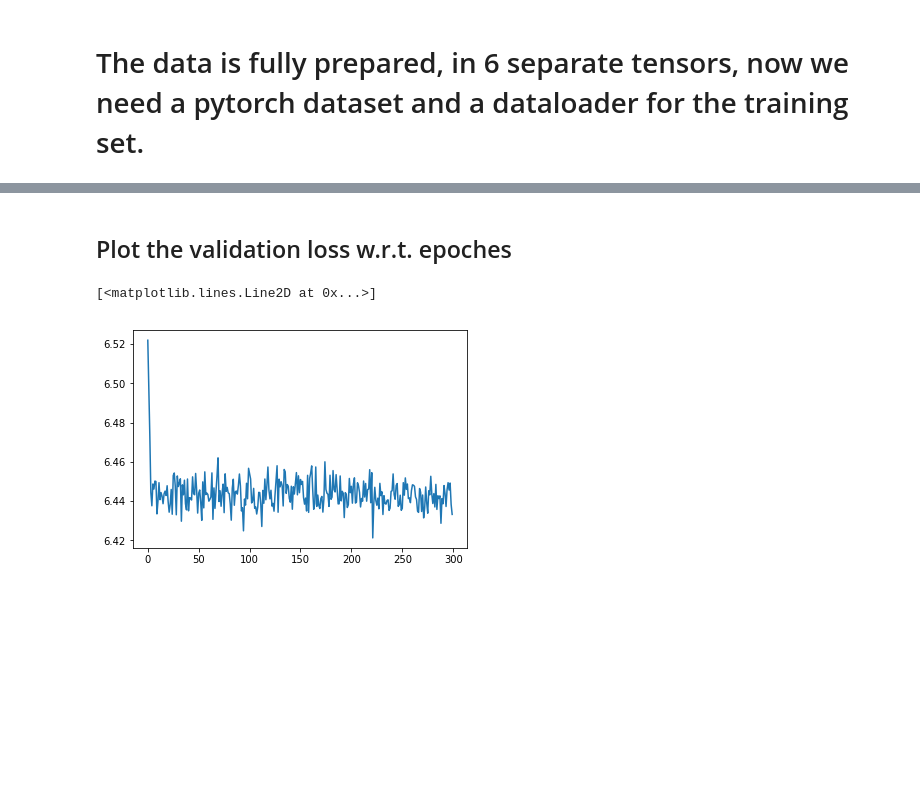
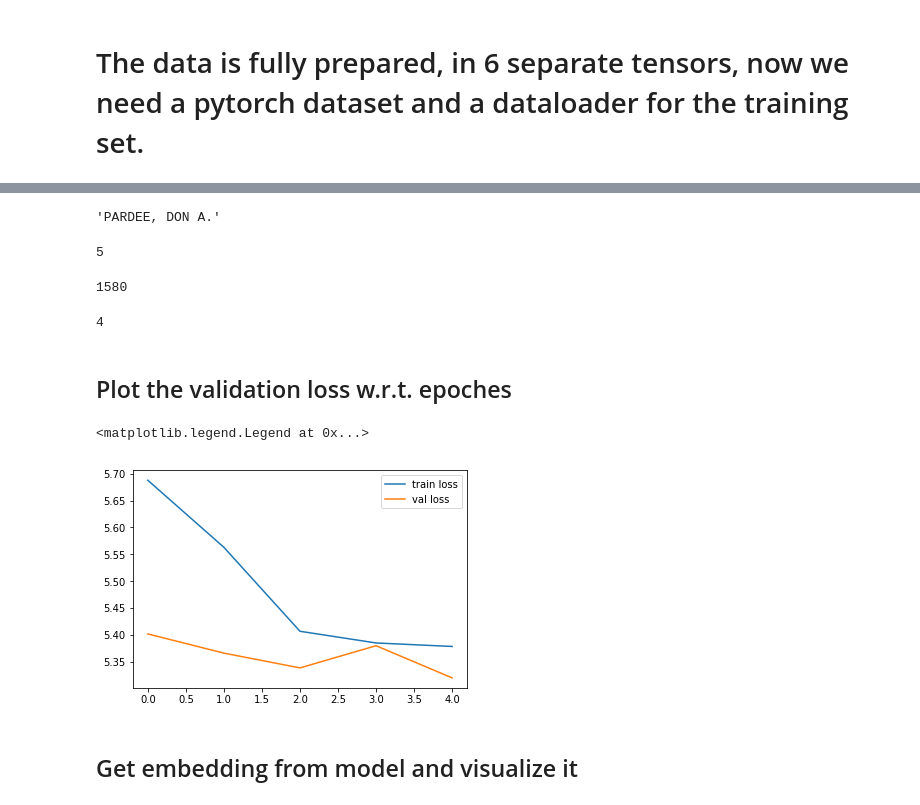
Before and after one commit to watchernyu/judge_embedding, a Jupyter notebook: judge_embedding_prototype.ipynb, the cells around one changed output, grey strips where cells are left out. Saved outputs shown, nothing was run; the diff lists cells and outputs as text; code cells hidden in the pictures; blank space fills up the shorter version.

Commit message:
first py training script and first visualization

```diff
--- a/judge_embedding_prototype.ipynb
+++ b/judge_embedding_prototype.ipynb
@@ -541,17 +541,27 @@ class Judge_emb_model(nn.Module):
         self.dropout1 = nn.Dropout(p=0.5)
         self.linear2 = nn.Linear(hidden_layer_dim,hidden_layer_dim) # H x H
         self.dropout2 = nn.Dropout(p=0.5)
+        self.linear3 = nn.Linear(hidden_layer_dim,embedding_dim)
+        self.dropout3 = nn.Dropout(p=0.5)
 
-        self.judge_embedding = nn.Linear(hidden_layer_dim,num_judges) # H x J
+        self.judge_embedding = nn.Linear(embedding_dim,num_judges) # H x J
         # the output is m x J
+
+        self.init_weights()
 
     def forward(self, X):
         out = F.relu(self.linear1(X))
         out = self.dropout1(out)
         out = F.relu(self.linear2(out))
         out = self.dropout2(out)
+        out = F.relu(self.linear3(out))
         out = self.judge_embedding(out)
 
         # now we have m x J matrix, for m data points, we can do log softmax
         log_prob = F.log_softmax(out,dim=1)
         return log_prob # for each opinion data, this is probability of which judge writes this opinion
+
+    def init_weights(self):
+        linear_layers = [self.linear1,self.linear2,self.linear3,self.judge_embedding]
+        for layer in linear_layers:
+            layer.weight.data.normal_(0.0,0.1)
@@ -560,11 +568,29 @@ model = Judge_emb_model(300,128,300,number_judges)
+# %%
+
+INPUT_DIM = 300
+HIDDEN_DIM = 500
+EMBED_DIM = 500
+
+model = Judge_emb_model(input_dim=INPUT_DIM,hidden_layer_dim=HIDDEN_DIM,embedding_dim=EMBED_DIM,num_judges=number_judges)
 # %%
 criterion = nn.CrossEntropyLoss()
-optimizer = optim.RMSprop(model.parameters(), lr=0.01, momentum=0.9)
+optimizer = optim.Adam(model.parameters(),lr=0.01)
 # %%
-N_EPOCH = 300
+N_EPOCH = 20
 TRAIN_SIZE = train_dataset.data_tensor.shape[0]
-print(TRAIN_SIZE)
+print("Training data size",TRAIN_SIZE)
+train_losses = []
 val_losses = []
+
+
+X_val_var = Variable(X_val)
+y_val_var = Variable(y_val)
+model.eval()
+y_pred_val = model.forward(X_val_var)
+val_loss = criterion(y_pred_val,y_val_var)
+print("initial val loss",val_loss.data[0])
+startTime = time.time()
+
 for i_epoch in range(N_EPOCH):
     epoch_train_loss = 0
     num_batches_per_epoch = int(TRAIN_SIZE/BATCH_SIZE)
@@ -575,7 +601,6 @@ for i_epoch in range(N_EPOCH):
 
         y_pred = model.forward(X_var)
         loss = criterion(y_pred,y_var)
-
         loss.backward()
 
         optimizer.step()
@@ -590,8 +615,10 @@ for i_epoch in range(N_EPOCH):
     model.eval()
     y_pred_val = model.forward(X_val_var)
     val_loss = criterion(y_pred_val,y_val_var)
+    ave_train_loss = epoch_train_loss/num_batches_per_epoch
     print("epoch",i_epoch,"ave_train_loss",
-          epoch_train_loss/num_batches_per_epoch,"validation loss:",val_loss.data[0])
+          ave_train_loss,"validation loss:",val_loss.data[0],time.time()-startTime)
     val_losses.append(val_loss.data[0])
+    train_losses.append(ave_train_loss)
     model.train()
 # %% [output]
@@ -615,9 +702,39 @@ epoch 290 ave_train_loss 6.613499106443072 validation loss: 6.4385666847229
+# %%
+index2songerName[0]
+# %% [output]
+'PARDEE, DON A.'
+# %%
+judgeIndex2Circuit = {} # maps a judge's index to the circuit he belongs to
+
+for i in range(judge_decision_df.shape[0]):
+    songername = judge_decision_df.loc[i,'songername']
+    if songername not in songerName2Index:
+        continue
+    judgeIndex = songerName2Index[songername]
+    if judgeIndex not in judgeIndex2Circuit:
+        judgeIndex2Circuit[judgeIndex] = judge_decision_df.loc[i,'Circuit']
+
+judgeIndex2Circuit[0]
+# %% [output]
+5
+# %%
+print(songerName2Index["LUTTIG, J. MICHAEL"])
+# %% [output]
+1580
+# %%
+print(judgeIndex2Circuit[1580])
+# %% [output]
+4
 # %%
 import matplotlib.pyplot as plt
 # %% [markdown]
 ## Plot the validation loss w.r.t. epoches
 # %%
-plt.plot(np.arange(len(val_losses)),val_losses)
+plt.plot(np.arange(len(train_losses)),train_losses,label="train loss")
+plt.plot(np.arange(len(val_losses)),val_losses,label="val loss")
+plt.legend()
 # %% [output]
-[<matplotlib.lines.Line2D at 0x...>]
+<matplotlib.legend.Legend at 0x...>
-[figure, old version]
+[figure, new version]
+# %% [markdown]
+## Get embedding from model and visualize it
```
Also changed, not shown: parts of 30 cells of this notebook, 1 other file.
